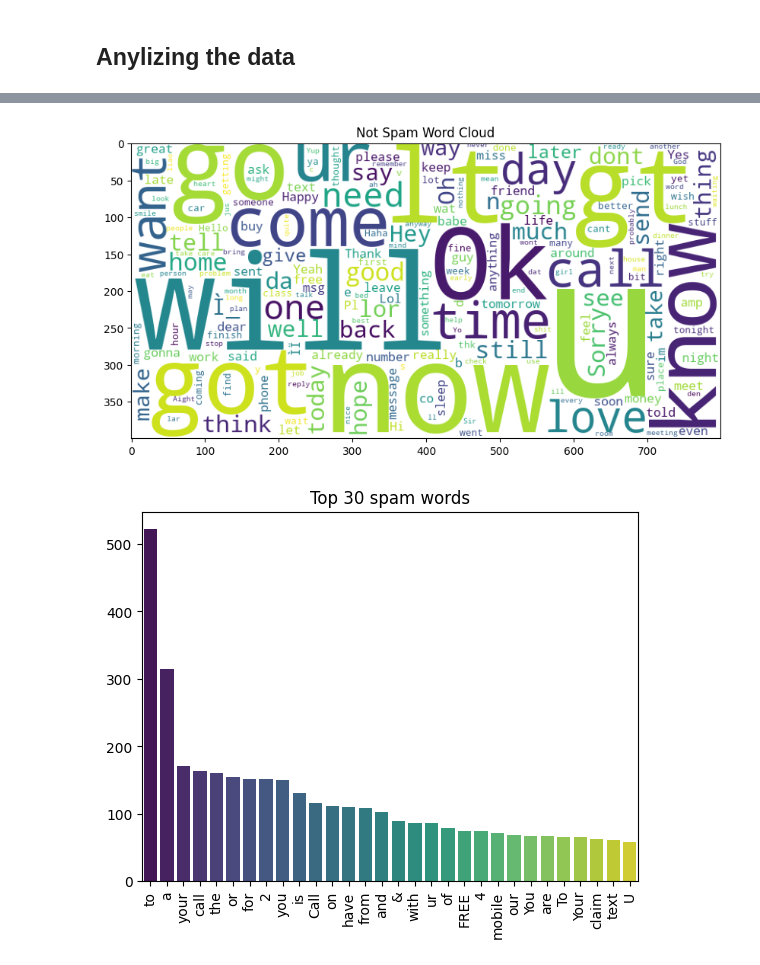
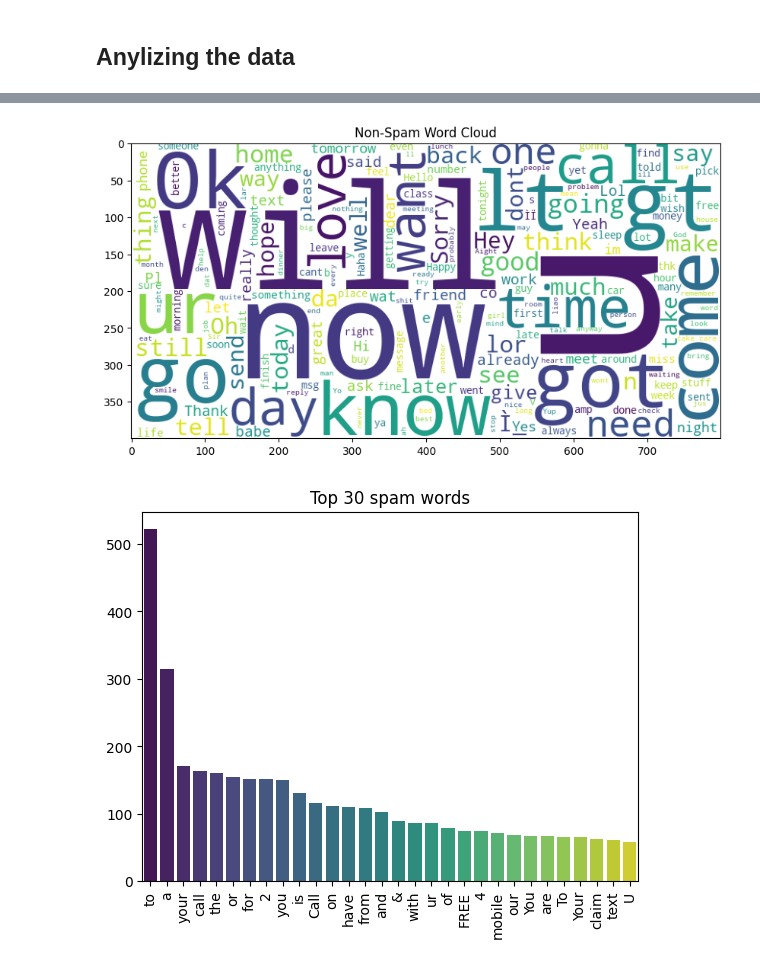
Before and after one commit to thangthewinner/Spam_Email_Detection, a Jupyter notebook: project.ipynb, the cells around one changed output, grey strips where cells are left out. Saved outputs shown, nothing was run; the diff lists cells and outputs as text; code cells hidden in the pictures.

```diff
--- a/project.ipynb
+++ b/project.ipynb
@@ -194,13 +212,13 @@ plt.show()
 # %%
 # Ham word cloud
 wc = WordCloud(width=800, height=400, max_words=200,min_font_size=10, background_color='white')
 ham_wc = wc.generate(' '.join(df[df['label'] == 0]['message']))
 plt.figure(figsize=(10, 10))
 plt.imshow(ham_wc)
-plt.title('Not Spam Word Cloud')
+plt.title('Non-Spam Word Cloud')
 plt.show()
 # %% [output]
-[figure, old version]
+[figure, new version]
 # %%
 # Top 30 word of spam
 spam_words = []
```
Also changed, not shown: parts of 8 cells of this notebook, 7 other files.
